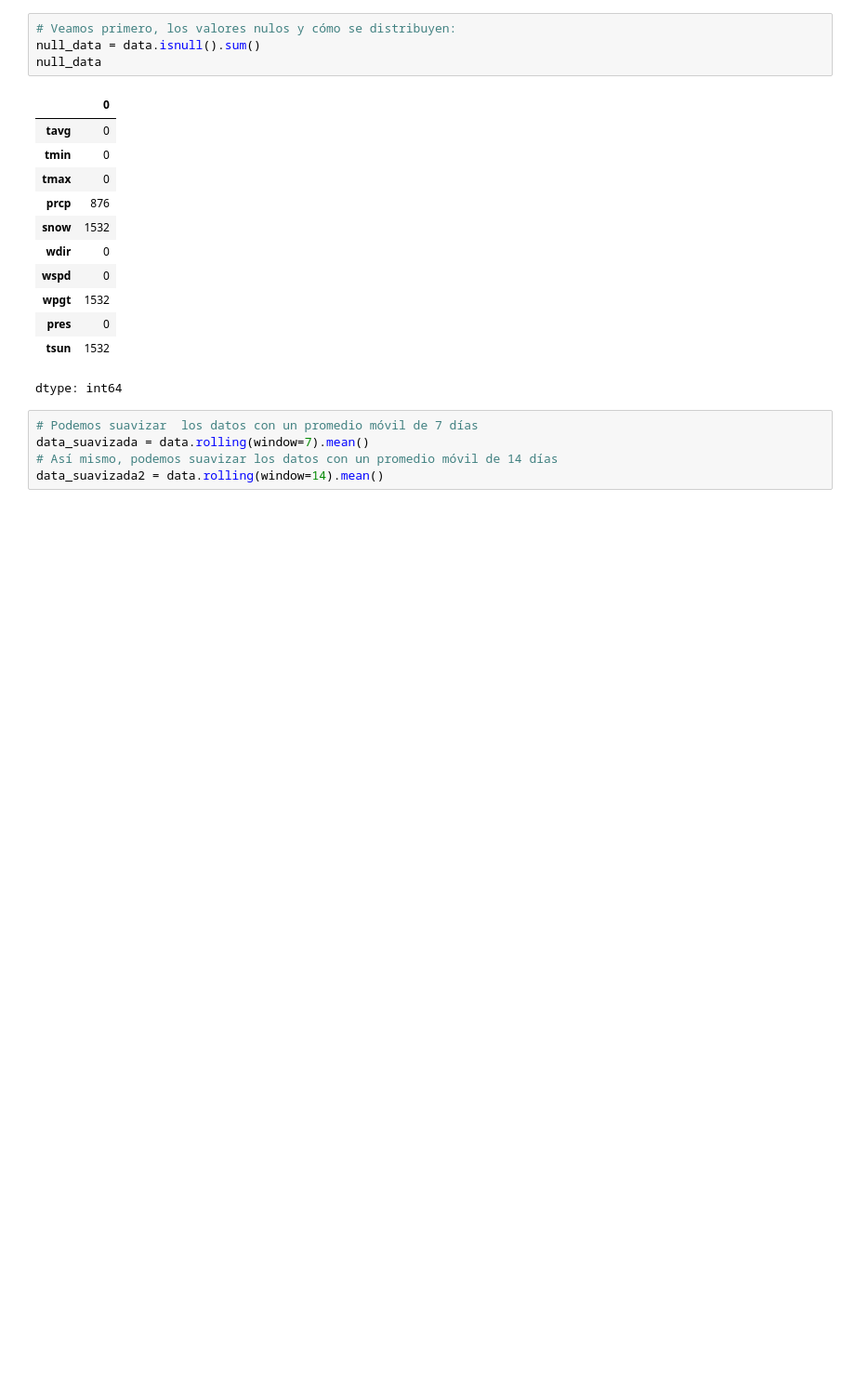
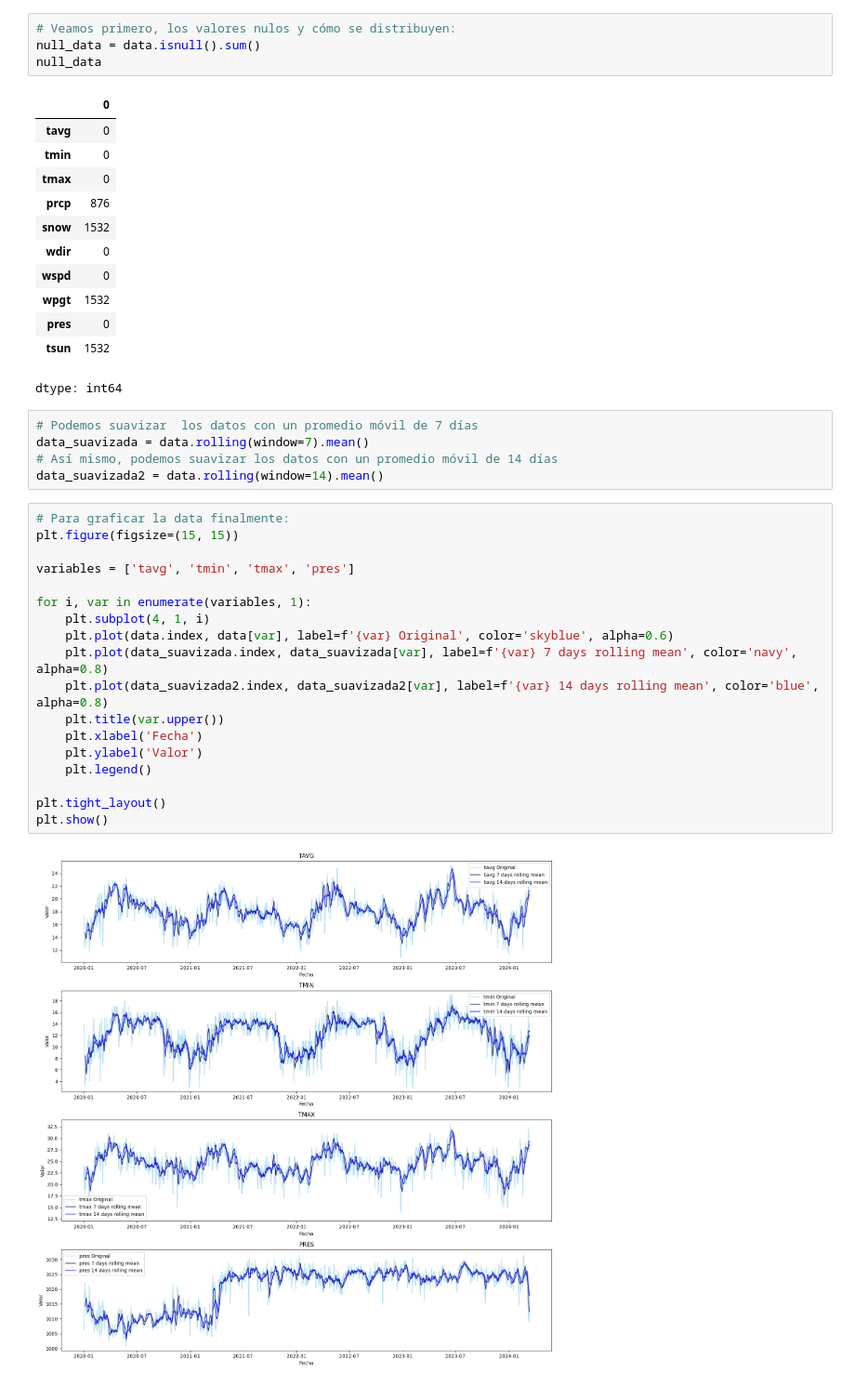
Before and after one commit to earo12/Prophet-Repo, a Jupyter notebook: PROPHET.ipynb, the cells around one changed output. Shown at 93% size. Saved outputs shown, nothing was run; the diff lists cells and outputs as text; blank space fills up the shorter version.

Commit message:
Added three different graphs of temperatures

```diff
--- a/PROPHET.ipynb
+++ b/PROPHET.ipynb
@@ -125,3 +125,23 @@ dtype: int64
 data_suavizada = data.rolling(window=7).mean()
 # Así mismo, podemos suavizar los datos con un promedio móvil de 14 días
 data_suavizada2 = data.rolling(window=14).mean()
+# %%
+# Para graficar la data finalmente:
+plt.figure(figsize=(15, 15))
+
+variables = ['tavg', 'tmin', 'tmax', 'pres']
+
+for i, var in enumerate(variables, 1):
+    plt.subplot(4, 1, i)
+    plt.plot(data.index, data[var], label=f'{var} Original', color='skyblue', alpha=0.6)
+    plt.plot(data_suavizada.index, data_suavizada[var], label=f'{var} 7 days rolling mean', color='navy', alpha=0.8)
+    plt.plot(data_suavizada2.index, data_suavizada2[var], label=f'{var} 14 days rolling mean', color='blue', alpha=0.8)
+    plt.title(var.upper())
+    plt.xlabel('Fecha')
+    plt.ylabel('Valor')
+    plt.legend()
+
+plt.tight_layout()
+plt.show()
+# %% [output]
+[figure, added]
```
